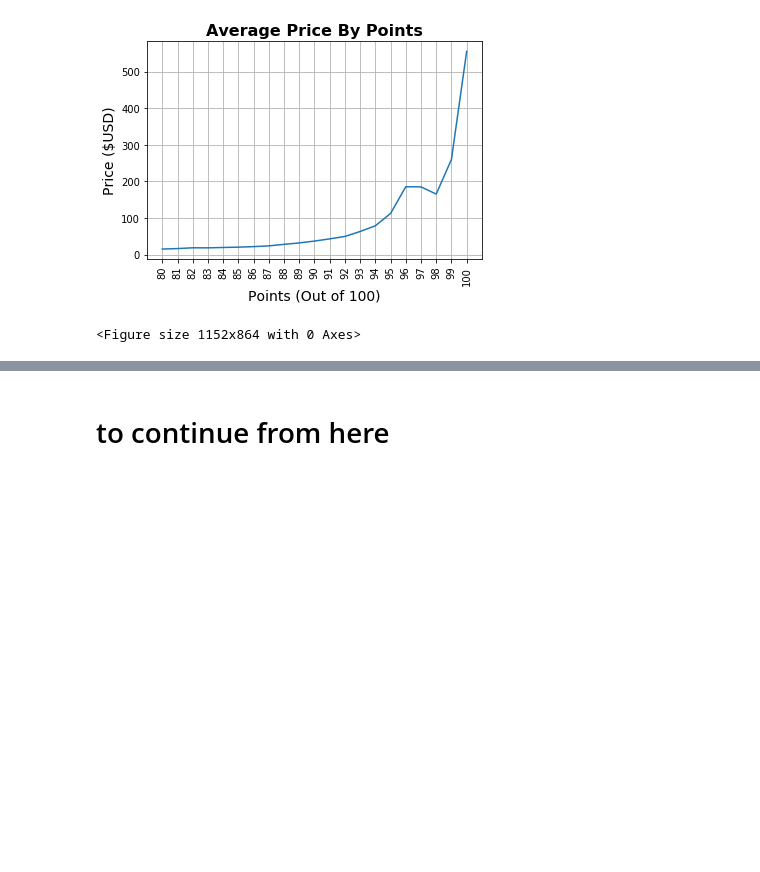
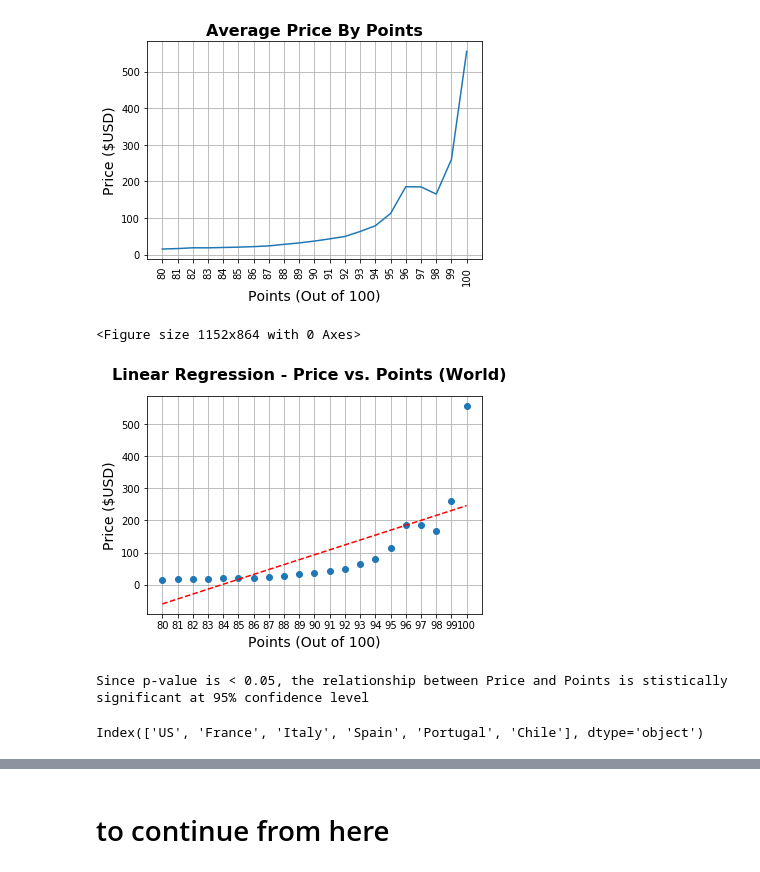
Before and after one commit to Dan-Bruen/Data_Sommeliers, a Jupyter notebook: Group Porject 1 Data Somms_james/Data_Somms_james_final_new.ipynb, the cells around one changed output, grey strips where cells are left out. Cells and saved outputs as stored; diff of their text form; code cells hidden in the pictures; blank space fills up the shorter version.

```diff
--- a/Group Porject 1 Data Somms_james/Data_Somms_james_final_new.ipynb
+++ b/Group Porject 1 Data Somms_james/Data_Somms_james_final_new.ipynb
@@ -200,3 +271,40 @@ plt.show()
 # %% [output]
 [figure]
 <Figure size 1152x864 with 0 Axes>
+# %%
+# Regression of Points vs. Price
+#If so, how do Points influence Price?
+x_axis = np.arange(80,101,1)
+(slope, intercept, r_value, p_value, std_err) = linregress(x_axis, data_world_wines_df_grouped_points.mean()['Price_Float'])
+fit = slope * x_axis + intercept
+# %%
+# plot chart
+fig, ax = plt.subplots()
+
+fig.suptitle("Linear Regression - Price vs. Points (World)", fontsize=16, fontweight="bold")
+ax.set_xlabel('Points (Out of 100)',fontsize=14)
+ax.set_ylabel('Price ($USD)',fontsize=14)
+plt.xticks(x_axis)
+plt.grid(True)
+
+ax.plot(x_axis, data_world_wines_df_grouped_points.mean()['Price_Float'], linewidth=0, marker='o')
+#'b--' blue line with dashes
+ax.plot(x_axis, fit, 'r--')
+plt.savefig('Images/5_RegPriceVsPoints_World.png')
+plt.show()
+# %% [output]
+[figure, added]
+# %%
+#3. Is this influence statistically significant?
+#p-value against 0.05
+if p_value <0.05:
+    print(f'Since p-value is < 0.05, the relationship between Price and Points is stistically significant at 95% confidence level')
+else:
+       print(f'Since p-value is > 0.05, the relationship between Price and Points is NOT stistically significant at 95% confidence level')
+# %% [output]
+Since p-value is < 0.05, the relationship between Price and Points is stistically significant at 95% confidence level
+# %%
+#Recall top 6 countries
+top6_countries
+# %% [output]
+Index(['US', 'France', 'Italy', 'Spain', 'Portugal', 'Chile'], dtype='object')
```
Also changed, not shown: parts of 16 cells of this notebook, 7 other files.
